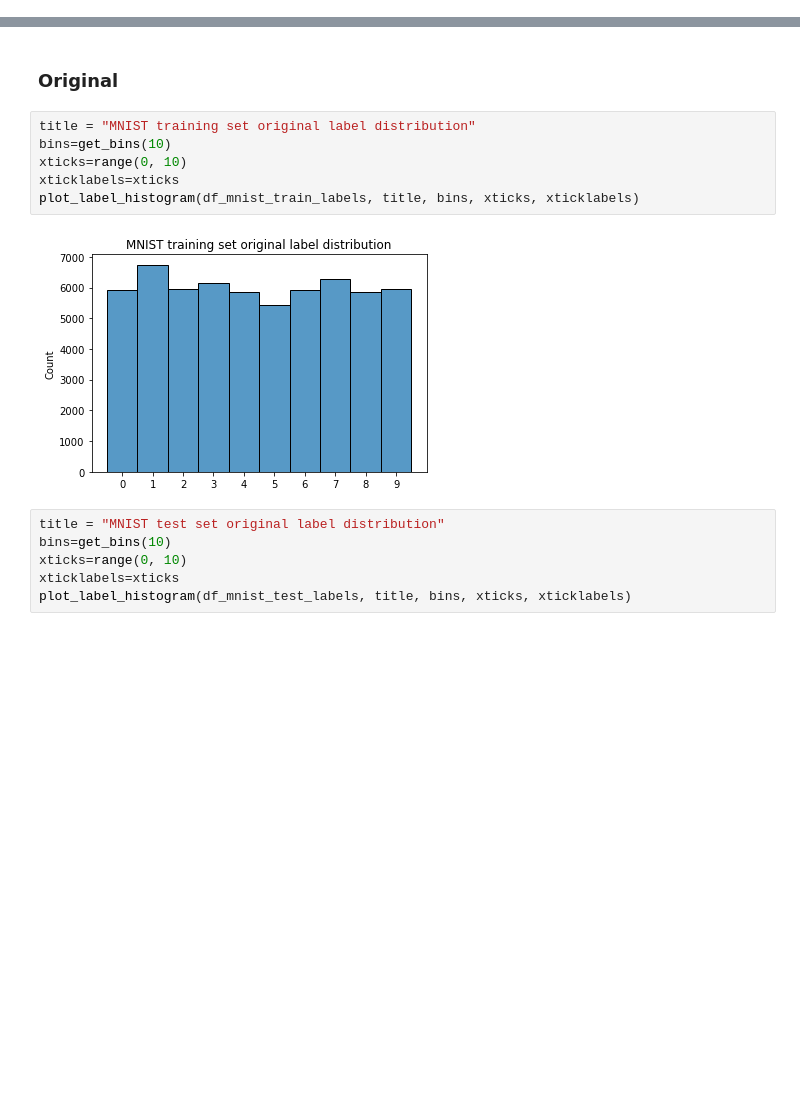
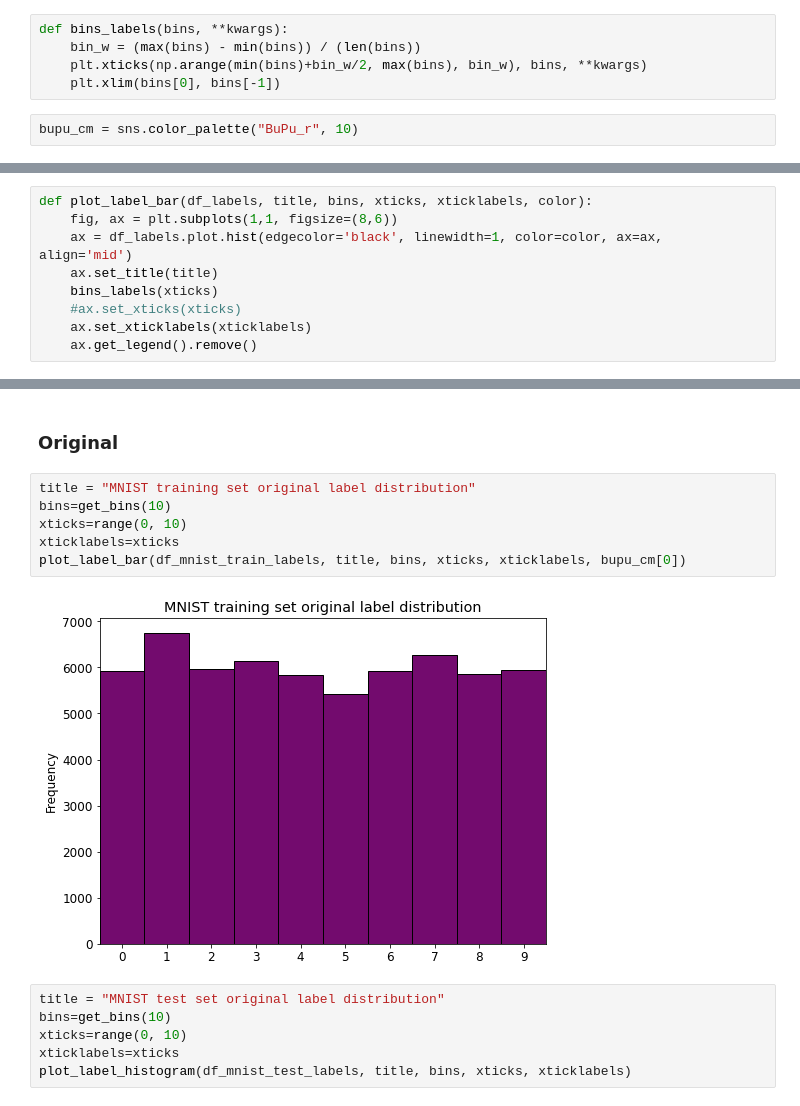
Before and after one commit to inovex/hiding-adversarial-attacks, a Jupyter notebook: notebooks/1 EDA original and adversarial class distributions -- DeepFool.ipynb, the cells around one changed output, grey strips where cells are left out. Drawn from its saved outputs; the diff is of its cells as text; blank space fills up the shorter version.

Commit message:
feat: add class distribution plots for originals after adversarial attack, change plot colors and save

```diff
--- a/notebooks/1 EDA original and adversarial class distributions -- DeepFool.ipynb
+++ b/notebooks/1 EDA original and adversarial class distributions -- DeepFool.ipynb
@@ -82,3 +104,10 @@ df_cifar10_train_labels_adv = pd.DataFrame(cifar10_train_labels_adv.numpy())
 df_cifar10_test_labels_adv = pd.DataFrame(cifar10_test_labels_adv.numpy())
 # %% [markdown]
 # Q1: How is the distribution of classes in the data sets?
+# %%
+def bins_labels(bins, **kwargs):
+    bin_w = (max(bins) - min(bins)) / (len(bins))
+    plt.xticks(np.arange(min(bins)+bin_w/2, max(bins), bin_w), bins, **kwargs)
+    plt.xlim(bins[0], bins[-1])
+# %%
+bupu_cm = sns.color_palette("BuPu_r", 10)
@@ -91,3 +133,12 @@ def plot_label_histogram(df_labels, title, bins, xticks, xticklabels):
     ax.set_title(title)
     ax.set_xticks(xticks)
     ax.set_xticklabels(xticklabels)
+# %%
+def plot_label_bar(df_labels, title, bins, xticks, xticklabels, color):
+    fig, ax = plt.subplots(1,1, figsize=(8,6))
+    ax = df_labels.plot.hist(edgecolor='black', linewidth=1, color=color, ax=ax,  align='mid')
+    ax.set_title(title)
+    bins_labels(xticks)
+    #ax.set_xticks(xticks)
+    ax.set_xticklabels(xticklabels)
+    ax.get_legend().remove()
@@ -98,11 +239,11 @@ def plot_label_histogram(df_labels, title, bins, xticks, xticklabels):
 # %%
 title = "MNIST training set original label distribution"
 bins=get_bins(10)
 xticks=range(0, 10)
 xticklabels=xticks
-plot_label_histogram(df_mnist_train_labels, title, bins, xticks, xticklabels)
+plot_label_bar(df_mnist_train_labels, title, bins, xticks, xticklabels, bupu_cm[0])
 # %% [output]
-[figure, old version]
+[figure, new version]
 # %%
 title = "MNIST test set original label distribution"
 bins=get_bins(10)
```
Also changed, not shown: parts of 31 cells of this notebook.
